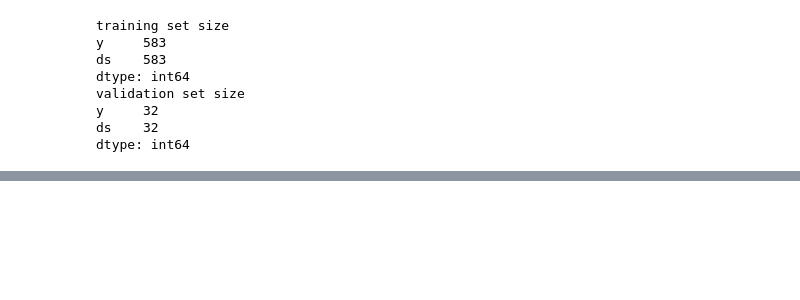
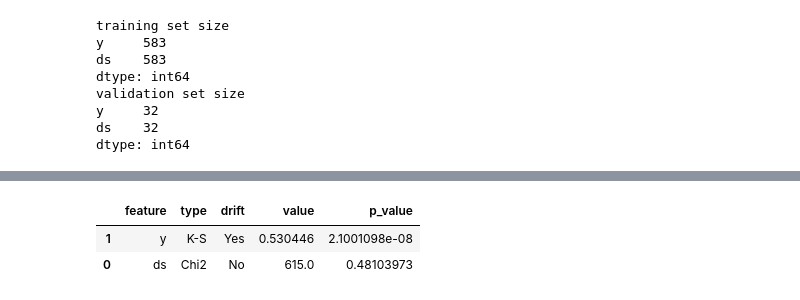
Before and after one commit to sundi133/chaya-ai-notebook-samples, a Jupyter notebook: notebooks/colab_covid19_forecast.ipynb, the cells around one changed output, grey strips where cells are left out. Cells and saved outputs as stored; diff of their text form; code cells hidden in the pictures; blank space fills up the shorter version.

```diff
--- a/notebooks/colab_covid19_forecast.ipynb
+++ b/notebooks/colab_covid19_forecast.ipynb
@@ -179,0 +313,13 @@ cai.saveplot("/content/prophetplot.png")
+# %%
+from tabulate import tabulate
+import pandas as pd
+from google.colab import data_table
+
+filter_key = {}
+filter_key["dataset_version"] = 1
+df = cai.get_feature_drifts_dataset_version(filter_key)
+data_table.DataTable(df, include_index=False, num_rows_per_page=100)
+# %% [output]
+|  | feature | type | drift | value | p_value |
+| 1 | y | K-S | Yes | 0.530446 | 2.1001098e-08 |
+| 0 | ds | Chi2 | No | 615.0 | 0.48103973 |
```
Also changed, not shown: parts of 6 cells of this notebook.
